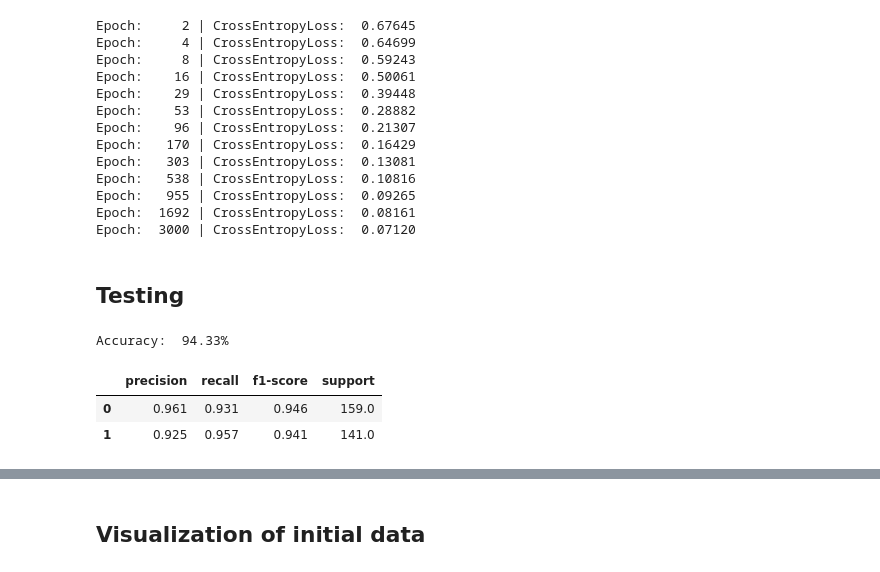
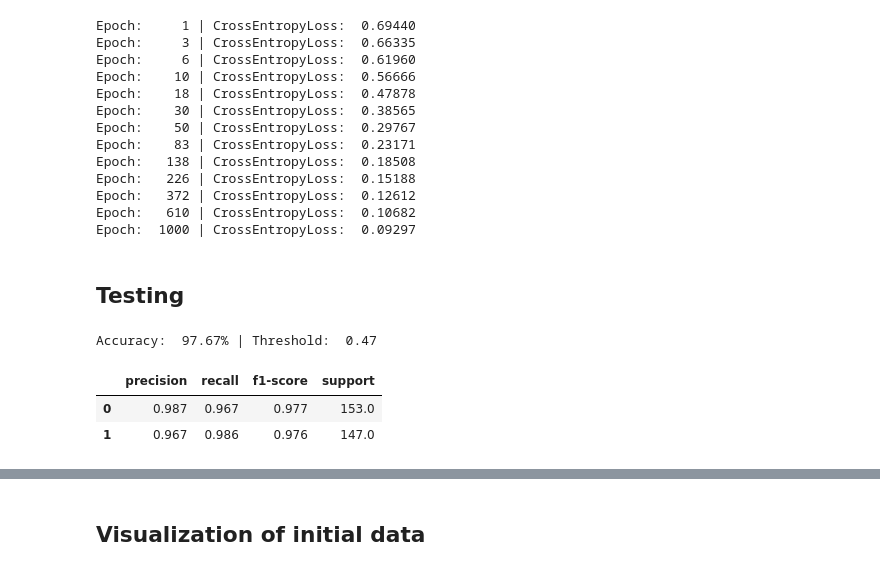
Before and after one commit to vktrbr/optimization_ml, a Jupyter notebook: Classification/RBF Example.ipynb, the cells around one changed output, grey strips where cells are left out. Drawn from its saved outputs; the diff is of its cells as text; code cells hidden in the pictures.

Commit message:
+ calc threshold

```diff
--- a/Classification/RBF Example.ipynb
+++ b/Classification/RBF Example.ipynb
@@ -13,33 +13,33 @@ y = torch.FloatTensor(y)
 x_train, x_test, y_train, y_test = train_test_split(x, y, test_size=0.3)
 # %%
 model = LogisticRegressionRBF(x_train, rbf='gaussian')
-model = model.fit(x_train, y_train, 3000)
+model = model.fit(x_train, y_train, 1000)
 # %% [output]
-Epoch:     2 | CrossEntropyLoss:  0.67645
-Epoch:     4 | CrossEntropyLoss:  0.64699
-Epoch:     8 | CrossEntropyLoss:  0.59243
-Epoch:    16 | CrossEntropyLoss:  0.50061
-Epoch:    29 | CrossEntropyLoss:  0.39448
-Epoch:    53 | CrossEntropyLoss:  0.28882
-Epoch:    96 | CrossEntropyLoss:  0.21307
-Epoch:   170 | CrossEntropyLoss:  0.16429
-Epoch:   303 | CrossEntropyLoss:  0.13081
-Epoch:   538 | CrossEntropyLoss:  0.10816
-Epoch:   955 | CrossEntropyLoss:  0.09265
-Epoch:  1692 | CrossEntropyLoss:  0.08161
-Epoch:  3000 | CrossEntropyLoss:  0.07120
+Epoch:     1 | CrossEntropyLoss:  0.69440
+Epoch:     3 | CrossEntropyLoss:  0.66335
+Epoch:     6 | CrossEntropyLoss:  0.61960
+Epoch:    10 | CrossEntropyLoss:  0.56666
+Epoch:    18 | CrossEntropyLoss:  0.47878
+Epoch:    30 | CrossEntropyLoss:  0.38565
+Epoch:    50 | CrossEntropyLoss:  0.29767
+Epoch:    83 | CrossEntropyLoss:  0.23171
+Epoch:   138 | CrossEntropyLoss:  0.18508
+Epoch:   226 | CrossEntropyLoss:  0.15188
+Epoch:   372 | CrossEntropyLoss:  0.12612
+Epoch:   610 | CrossEntropyLoss:  0.10682
+Epoch:  1000 | CrossEntropyLoss:  0.09297
 # %% [markdown]
 ## Testing
 # %%
-metrics = model.metrics_tab(x_test, y_test)
+metrics = model.metrics_tab(x_test, y_test, metric='by_roc')
 tab = pd.DataFrame({'0': metrics['0.0'], '1': metrics['1.0']}).T.round(3)
-print(f'Accuracy: {metrics["accuracy"]: 0.2%}')
+print(f'Accuracy: {metrics["accuracy"]: 0.2%} | Threshold: {metrics["threshold"]: 0.2f}')
 tab
 # %% [output]
-Accuracy:  94.33%
+Accuracy:  97.67% | Threshold:  0.47
 |  | precision | recall | f1-score | support |
-| 0 | 0.961 | 0.931 | 0.946 | 159.0 |
-| 1 | 0.925 | 0.957 | 0.941 | 141.0 |
+| 0 | 0.987 | 0.967 | 0.977 | 153.0 |
+| 1 | 0.967 | 0.986 | 0.976 | 147.0 |
 # %%
 from metrics import roc_curve_plot, auc_roc
 
```
Also changed, not shown: parts of 1 cell of this notebook.
